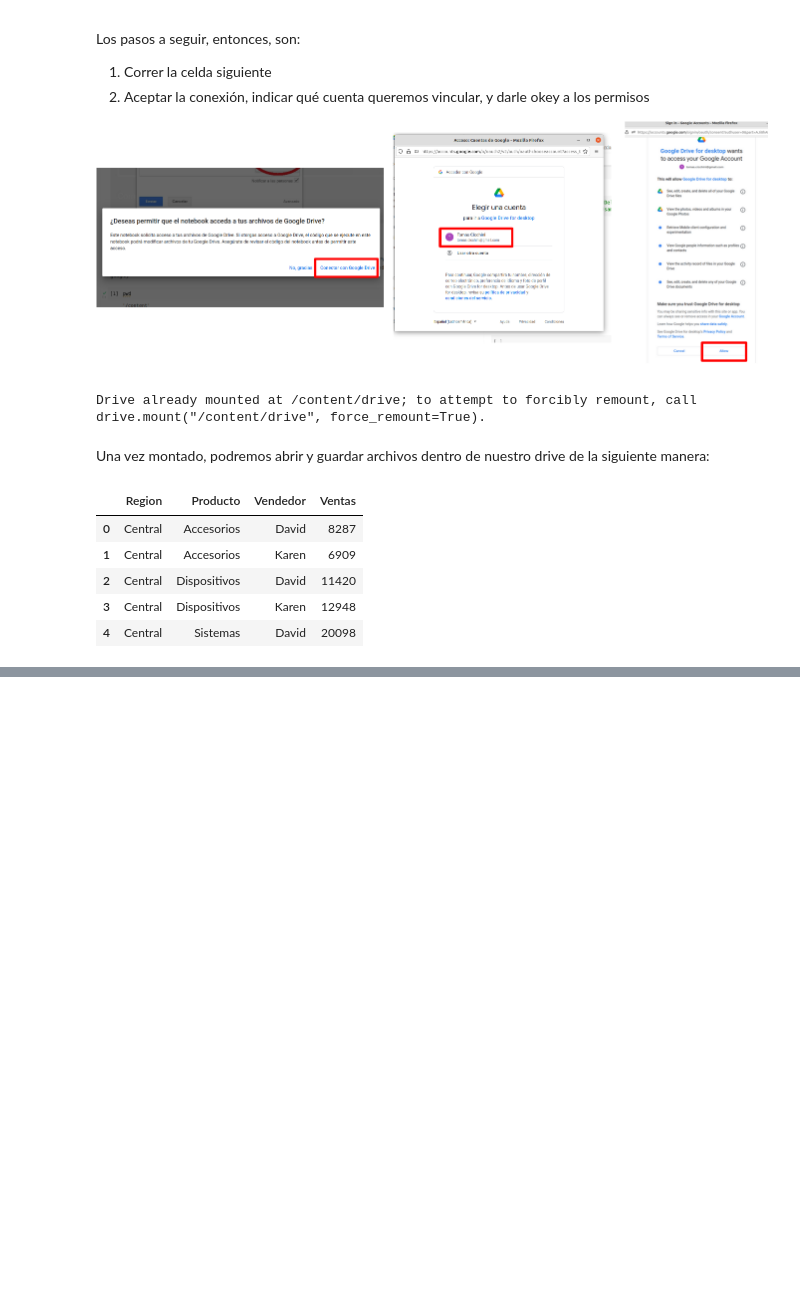
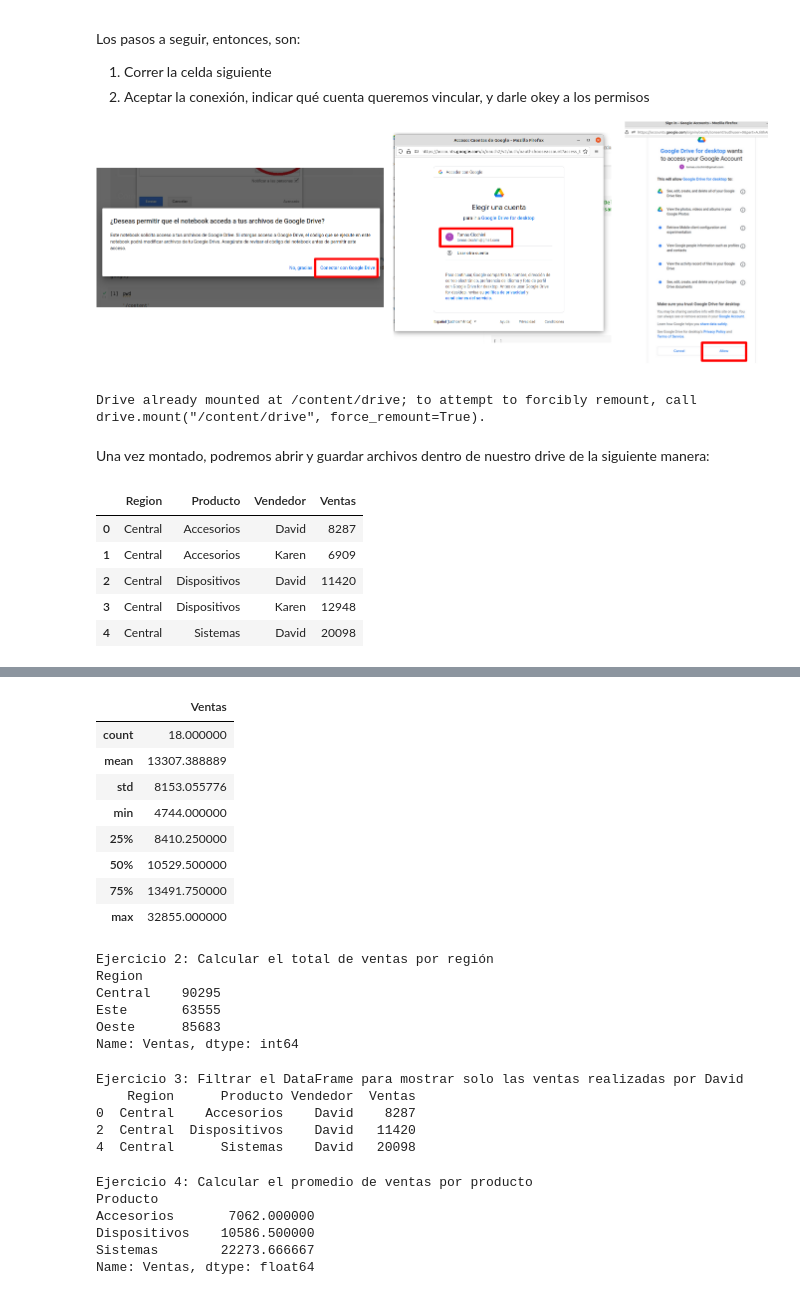
Before and after one commit to Anelim82/Talento-Tech, a Jupyter notebook: Talento_Tutorial_de_Colab.ipynb, the cells around one changed output, grey strips where cells are left out. Cells and saved outputs as stored; diff of their text form; code cells hidden in the pictures; blank space fills up the shorter version.

```diff
--- a/Talento_Tutorial_de_Colab.ipynb
+++ b/Talento_Tutorial_de_Colab.ipynb
@@ -163,0 +166,48 @@ df.head()
+# %%
+df.describe()
+# %% [output]
+|  | Ventas |
+| count | 18.000000 |
+| mean | 13307.388889 |
+| std | 8153.055776 |
+| min | 4744.000000 |
+| 25% | 8410.250000 |
+| 50% | 10529.500000 |
+| 75% | 13491.750000 |
+| max | 32855.000000 |
+# %%
+#Ejercicio 2: Ventas por región
+print("Ejercicio 2: Calcular el total de ventas por región")
+ventas_por_region = df.groupby("Region")["Ventas"].sum()
+print(ventas_por_region)
+print()
+# %% [output]
+Ejercicio 2: Calcular el total de ventas por región
+Region
+Central    90295
+Este       63555
+Oeste      85683
+Name: Ventas, dtype: int64
+# %%
+#Ejercicio 3: Filtrar el DataFrame para mostrar solo las ventas realizadas por David
+print("Ejercicio 3: Filtrar el DataFrame para mostrar solo las ventas realizadas por David")
+ventas_david = df[df["Vendedor"]=='David']
+print(ventas_david)
+# %% [output]
+Ejercicio 3: Filtrar el DataFrame para mostrar solo las ventas realizadas por David
+    Region      Producto Vendedor  Ventas
+0  Central    Accesorios    David    8287
+2  Central  Dispositivos    David   11420
+4  Central      Sistemas    David   20098
+# %%
+#Ejercicio 4: Calcular el promedio de ventas por producto
+print("Ejercicio 4: Calcular el promedio de ventas por producto")
+ventas_por_producto = df.groupby('Producto')['Ventas'].mean()
+print(ventas_por_producto)
+# %% [output]
+Ejercicio 4: Calcular el promedio de ventas por producto
+Producto
+Accesorios       7062.000000
+Dispositivos    10586.500000
+Sistemas        22273.666667
+Name: Ventas, dtype: float64
```
Also changed, not shown: parts of 13 cells of this notebook.
